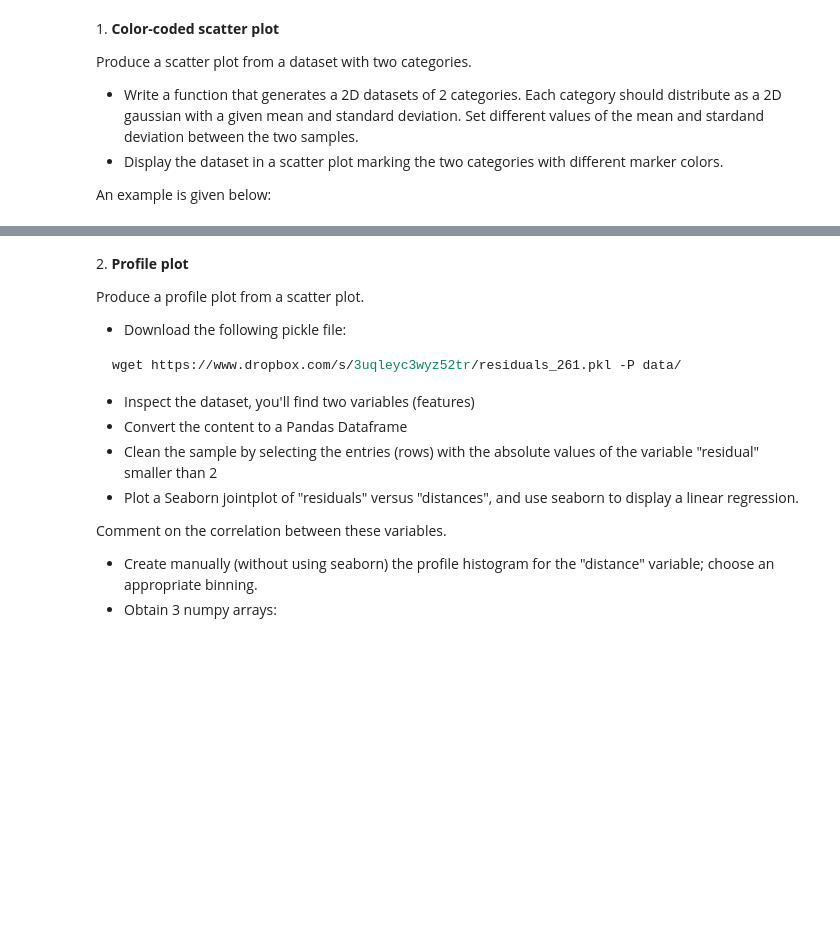
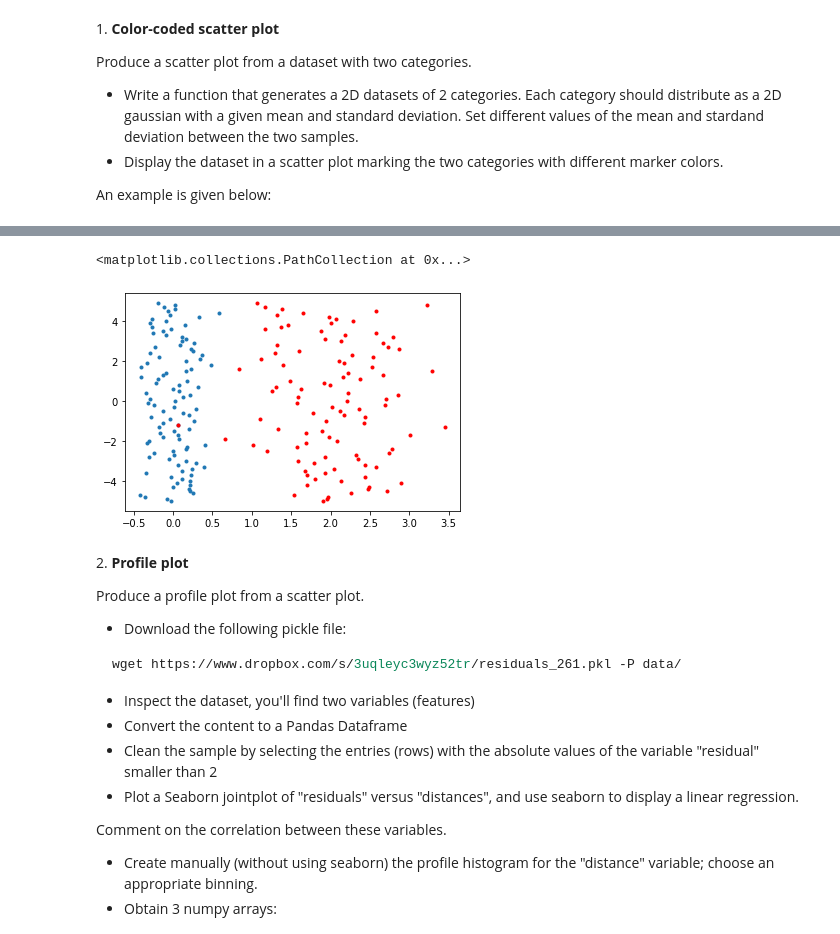
Before and after one commit to zucchett/HighLevelProgramming2021, a Jupyter notebook: 07ex_visualization.ipynb, the cells around one changed output, grey strips where cells are left out. Drawn from its saved outputs; the diff is of its cells as text; code cells hidden in the pictures; blank space fills up the shorter version.

```diff
--- a/07ex_visualization.ipynb
+++ b/07ex_visualization.ipynb
@@ -13,3 +23,20 @@ Image('two_categories_scatter_plot.png')
+# %%
+## generate the data and plot it for an ideal normal curve
+
+def create_dataset(mean, dev):
+    nrnd = np.random.normal(loc=mean, scale=dev, size=(100,)) # generate 100 random numbers using a Gaussian pdf
+    return nrnd
+
+samples_1 = create_dataset(0,0.25)
+samples_2 = create_dataset(2,0.56)
+
+
+plt.scatter(samples_1, np.arange(-5,5,0.1), marker=".")
+
+plt.scatter(samples_2, np.arange(-5,5,0.1), marker=".",c ="r")
+# %% [output]
+<matplotlib.collections.PathCollection at 0x...>
+[figure, added]
 # %% [markdown]
 2\. **Profile plot**
 
```
Also changed, not shown: parts of 3 cells of this notebook.
